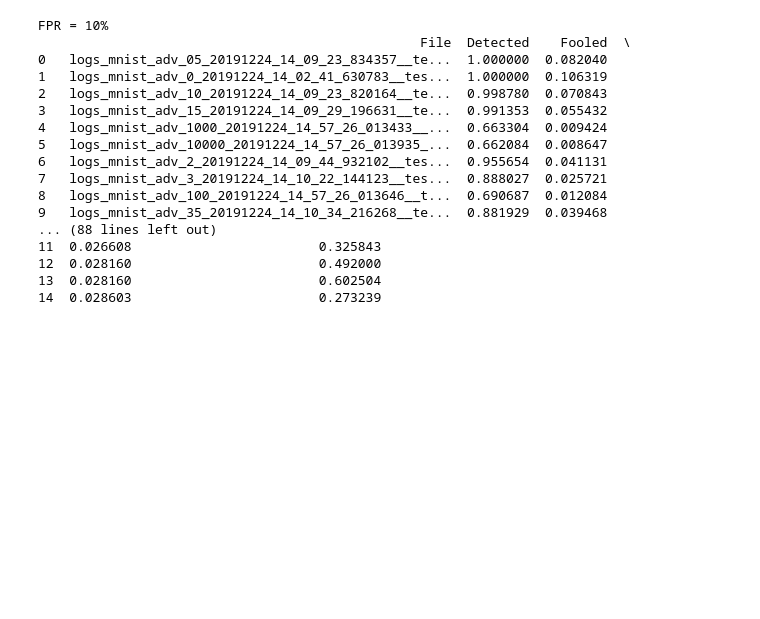
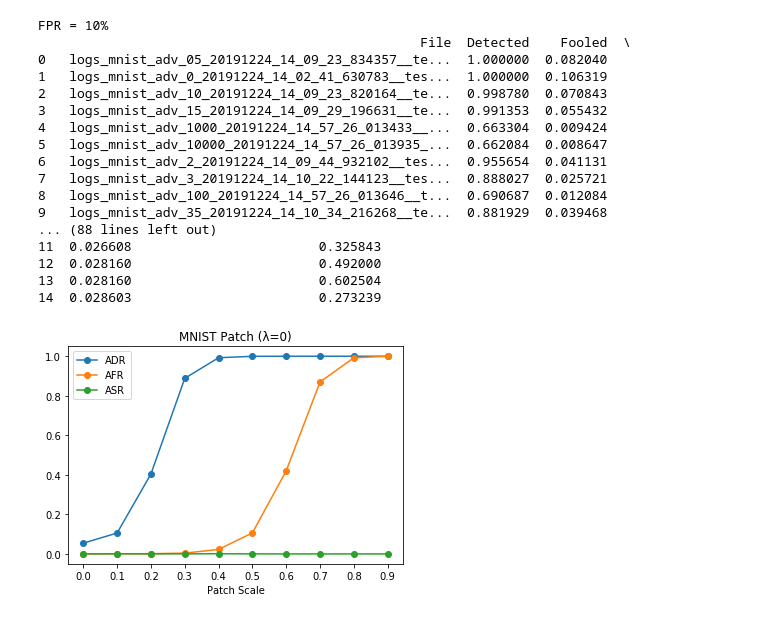
Before and after one commit to PerryXDeng/detecting-adversarial-patches-capsule-networks, a Jupyter notebook: recon_error_analysis.ipynb, the cells around one changed output. Saved outputs shown, nothing was run; the diff lists cells and outputs as text; code cells hidden in the pictures; blank space fills up the shorter version.

```diff
--- a/recon_error_analysis.ipynb
+++ b/recon_error_analysis.ipynb
@@ -61,22 +61,20 @@ def rates_by_scales(df, target_class:int, det_thres:float):
     return fooled_rates, detection_rates, success_rates
 
 
-def display_scaled_patch_success_detection_rates(df, target_class:int, det_thres:float, title=""):
+def display_scaled_patch_success_detection_rates(df, target_class:int, det_thres:float, title="", pdfout=None):
     fooled_rates, detection_rates, success_rates = rates_by_scales(df, target_class, det_thres)
     scales = fooled_rates.index
-    plt.plot(scales, fooled_rates, '-o', label="APSR")
-    plt.plot(scales, detection_rates, '-o', label="DPR")
+    plt.plot(scales, detection_rates, '-o', label="ADR")
+    plt.plot(scales, fooled_rates, '-o', label="AFR")
     plt.plot(scales, success_rates, '-o', label="ASR")
     #plt.plot(scales, f_detection_rates, '-o', label="AFPR")
     plt.xlabel("Patch Scale")
     plt.legend(loc='upper left')
     plt.xticks(np.arange(0, 1, 0.1))
     plt.title(title)
+    if pdfout:
+        plt.savefig(pdfout)
     plt.show()
-    print("APSR: adversarial partial success rate, proportions of patched images that fooled classification")
-    print("DPR: detection positive rate, proportions of images that are detected as adversarial")
-    print("ASR: adversarial success positive rate, proportions of patched images that fooled classifcation and detection")
-    #print("AFPR: adversarial failure positive rate, proportions of adversarial failures that are detected as positive")
 
 
 def display_scaled_recon_distributions(df, target_class:int):
@@ -211,3 +209,10 @@ FPR = 10%
 12  0.028160                        0.492000
 13  0.028160                        0.602504
 14  0.028603                        0.273239
+# %%
+path = "logs/mnist/new_recon_custom_weightreg_dropout/20191202_13:41:11:544060_/test/"
+file = "logs_mnist_adv_0_20191224_14_02_41_630783__test_saved_patch_png_test.csv"
+df = pd.read_csv(path + file)
+display_scaled_patch_success_detection_rates(df, 0, 0.02805054454999995, title="MNIST Patch (λ=0)", pdfout="naive.pdf")
+# %% [output]
+[figure, added]
```
Also changed, not shown: parts of 3 cells of this notebook.
